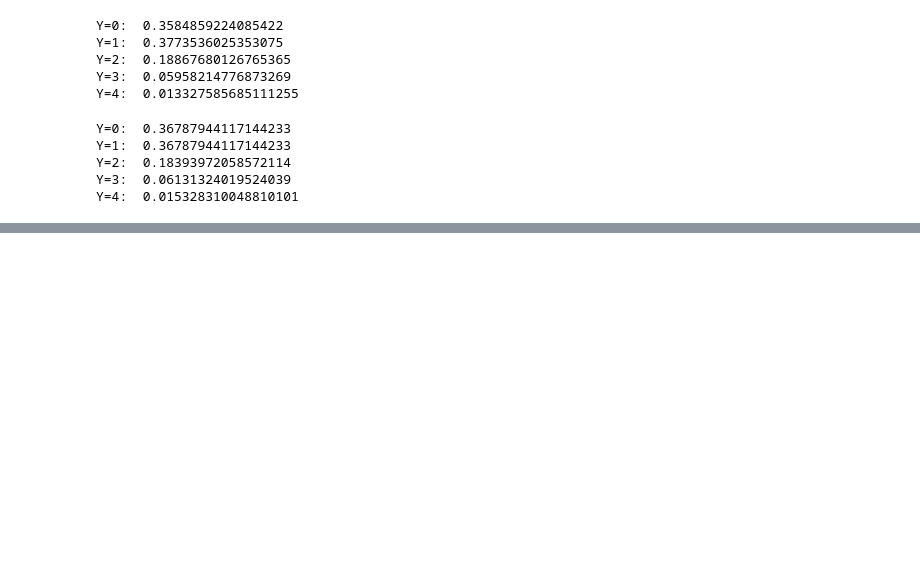
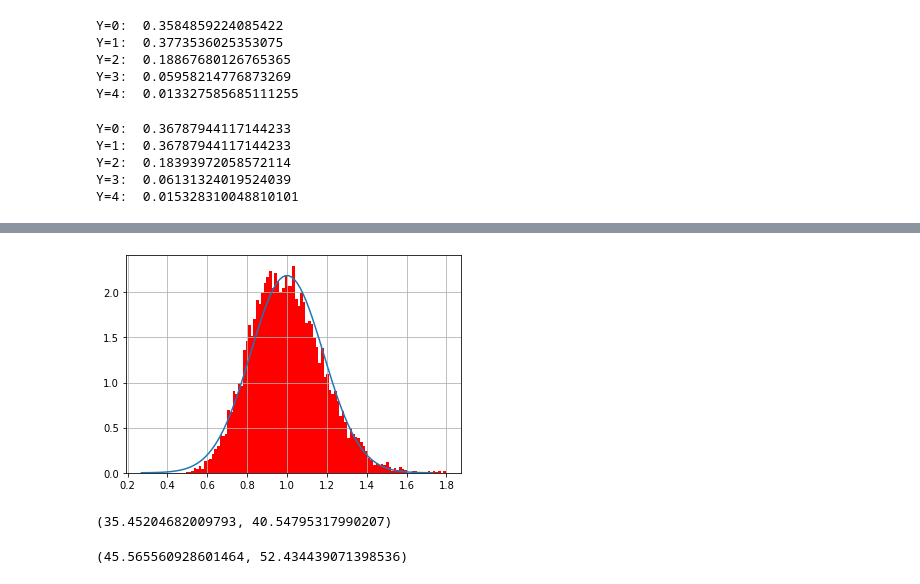
Before and after one commit to aliibrahimyilmaz/Data_Science, a Jupyter notebook: 01_Statistics/probability_distributions.ipynb, the cells around one changed output, grey strips where cells are left out. Cells and saved outputs as stored; diff of their text form; code cells hidden in the pictures; blank space fills up the shorter version.

```diff
--- a/01_Statistics/probability_distributions.ipynb
+++ b/01_Statistics/probability_distributions.ipynb
@@ -123,0 +186,30 @@ Y=4:  0.015328310048810101
+# %%
+sample_size = 30
+sim_num = 10000
+# %%
+mean_list = []
+
+for i in range(sim_num):
+    sample_list = []
+    for i in range(sample_size):
+        sample_list.append(np.random.exponential(1))  # from uniform dist taken
+    sample_mean = sum(sample_list)/sample_size
+    mean_list.append(sample_mean)
+# %%
+plt.hist(mean_list, bins = 100, density=True, color='r')
+plt.grid()
+mu = 1
+sigma = 1/(math.sqrt(sample_size))
+x = np.linspace(mu-4*sigma, mu + 4*sigma, 100)
+plt.plot(x, norm.pdf(x, mu, sigma))
+plt.show()
+# %% [output]
+[figure, added]
+# %%
+norm.interval(0.95, 38, 6.5/math.sqrt(25))
+# %% [output]
+(35.45204682009793, 40.54795317990207)
+# %%
+norm.interval(0.99, 49, 4/math.sqrt(9))
+# %% [output]
+(45.565560928601464, 52.434439071398536)
```
Also changed, not shown: parts of 14 cells of this notebook, 5 other files.
